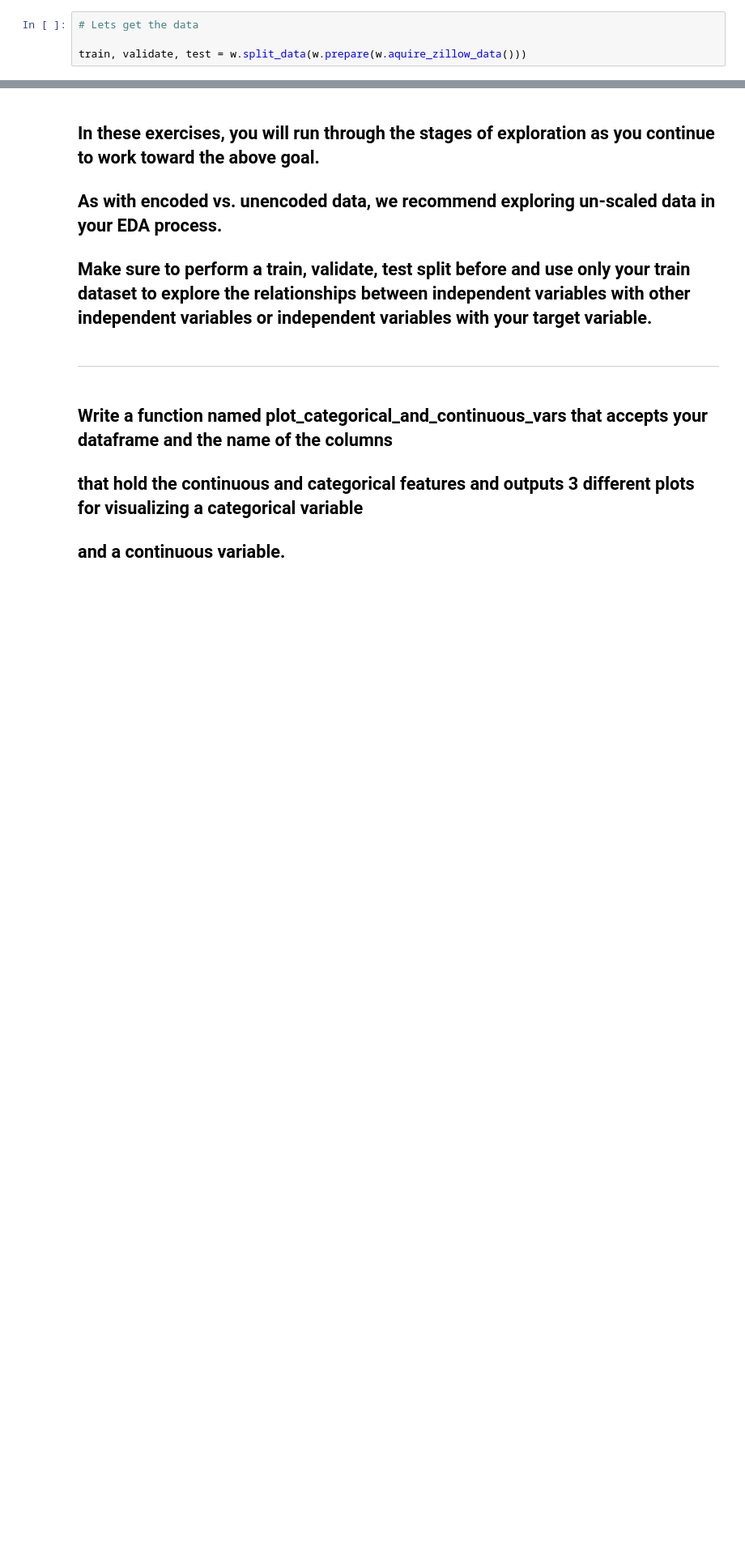
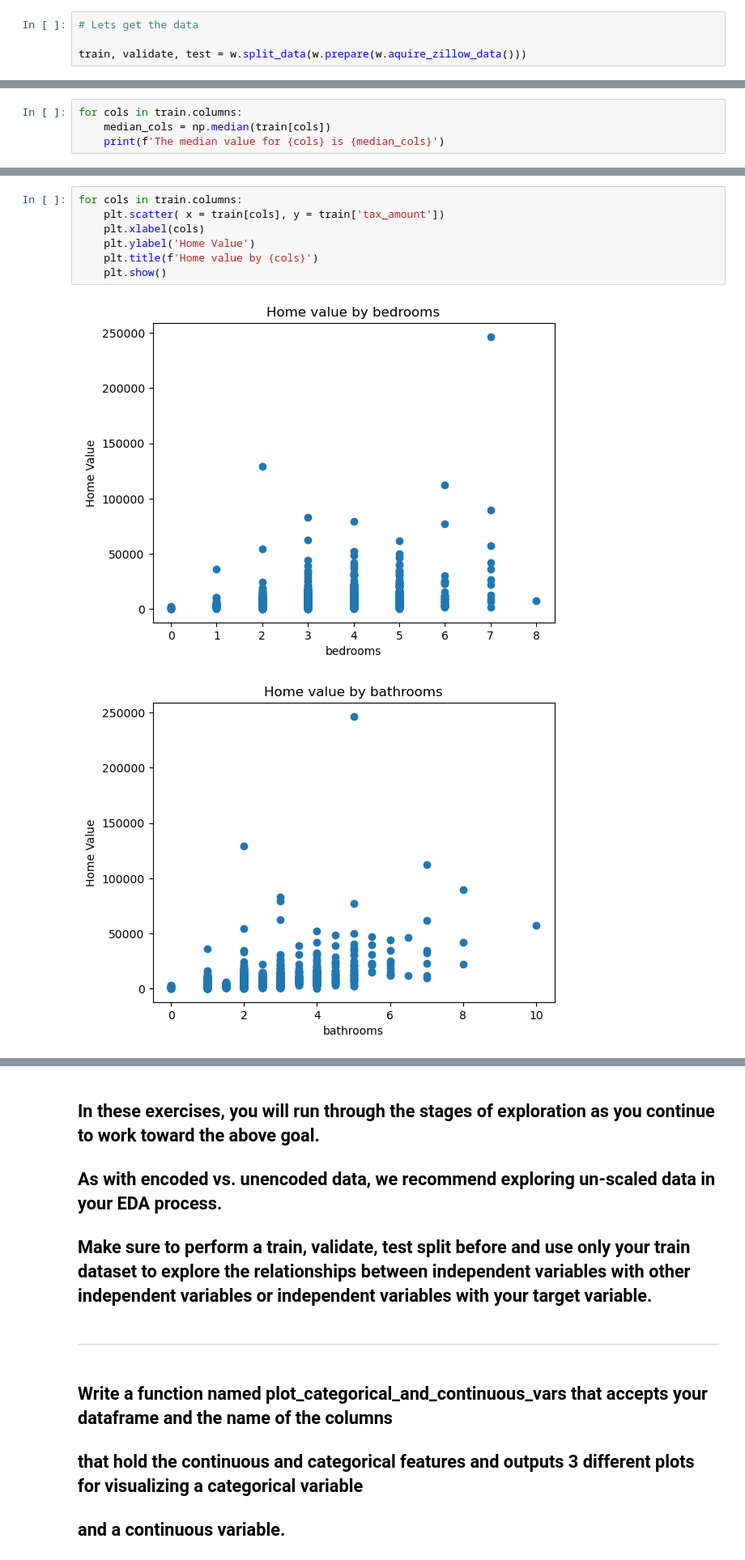
Before and after one commit to Fermin-Garcia/regression-exercises, a Jupyter notebook: Exploratory.ipynb, the cells around one changed output, grey strips where cells are left out. Shown at 81% size. Cells and saved outputs as stored; diff of their text form; blank space fills up the shorter version.

```diff
--- a/Exploratory.ipynb
+++ b/Exploratory.ipynb
@@ -23,0 +35,4 @@ df = train.sample(30000)
+# %%
+for cols in train.columns:
+    median_cols = np.median(train[cols])
+    print(f'The median value for {cols} is {median_cols}')
@@ -23,0 +63,10 @@ df = train.sample(30000)
+# %%
+for cols in train.columns:
+    plt.scatter( x = train[cols], y = train['tax_amount'])
+    plt.xlabel(cols)
+    plt.ylabel('Home Value')
+    plt.title(f'Home value by {cols}')
+    plt.show()
+# %% [output]
+[figure, added]
+[figure, added]
```
Also changed, not shown: parts of 21 cells of this notebook, 5 other files.
